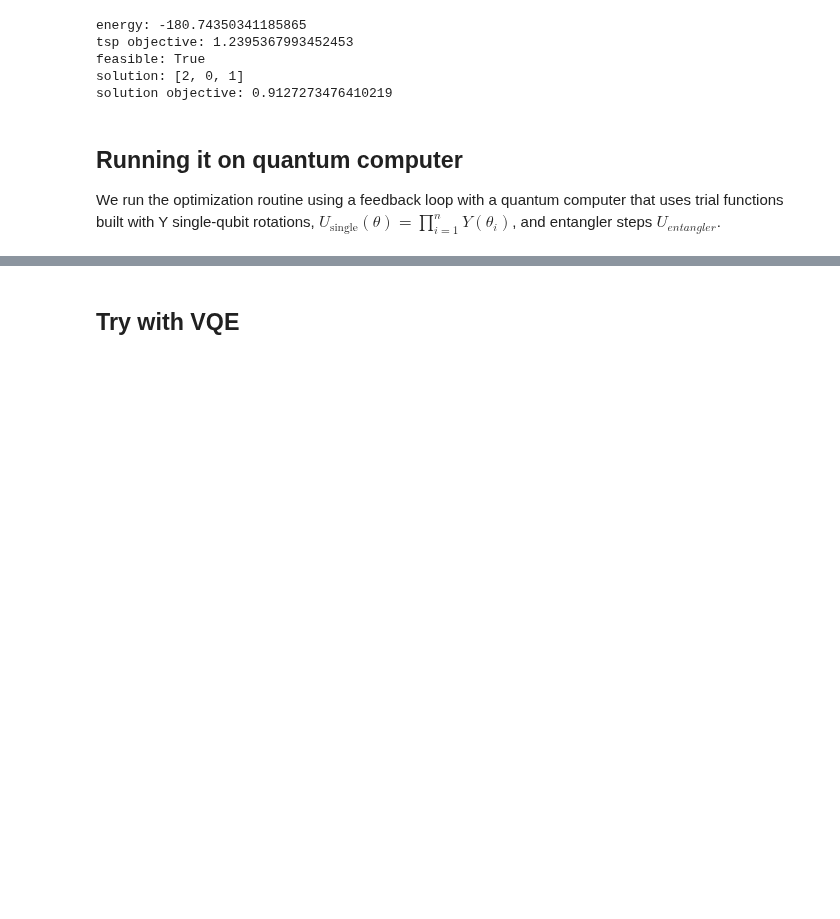
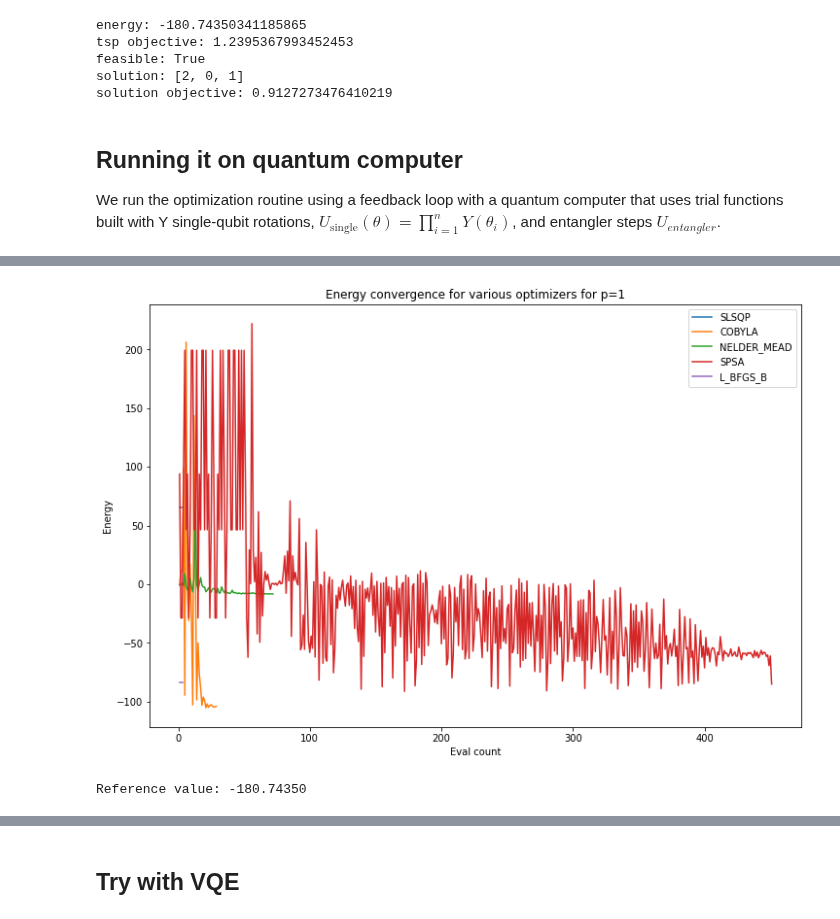
Before and after one commit to vivekkatial/HAQC, a Jupyter notebook: notebooks/05-converging-solution-for-tsp.ipynb, the cells around one changed output, grey strips where cells are left out. Drawn from its saved outputs; the diff is of its cells as text; code cells hidden in the pictures; blank space fills up the shorter version.

```diff
--- a/notebooks/05-converging-solution-for-tsp.ipynb
+++ b/notebooks/05-converging-solution-for-tsp.ipynb
@@ -276,0 +238,29 @@ solution: [2, 0, 1]
+# %%
+p = 1
+for i, optimizer in enumerate(optimizers):
+    print('\rOptimizer: {}        '.format(type(optimizer).__name__))
+    counts = []
+    values = []
+
+    def store_intermediate_result(eval_count, parameters, mean, std):
+        counts.append(eval_count)
+        values.append(mean)
+
+    # Set seed
+    aqua_globals.random_seed = np.random.default_rng(123)
+    seed = 10598
+    # Set backend
+    quantum_instance = QuantumInstance(backend, seed_simulator=seed, seed_transpiler=seed)
+    qaoa = QAOA(
+        operator=op,
+        optimizer=optimizer,
+        callback=store_intermediate_result,
+        p=p,
+        initial_point = [np.random.uniform(0,1) for i in range(2*p)],
+        quantum_instance=quantum_instance
+    )
+    result = qaoa.compute_minimum_eigenvalue(operator=op)
+    converge_cnts[i] = np.asarray(counts)
+    converge_vals[i] = np.asarray(values)
+
+print('\rOptimization complete      ');
@@ -276,0 +284,17 @@ solution: [2, 0, 1]
+# %%
+pylab.rcParams['figure.figsize'] = (12, 8)
+for i, optimizer in enumerate(optimizers):
+    pylab.plot(converge_cnts[i], converge_vals[i], label=type(optimizer).__name__)
+pylab.xlabel('Eval count')
+pylab.ylabel('Energy')
+pylab.title(f'Energy convergence for various optimizers for p={p}')
+pylab.legend(loc='upper right');
+# %% [output]
+[figure, added]
+# %%
+npme = NumPyMinimumEigensolver()
+result = npme.compute_minimum_eigenvalue(operator=op)
+ref_value = result.eigenvalue.real
+print(f'Reference value: {ref_value:.5f}')
+# %% [output]
+Reference value: -180.74350
```
Also changed, not shown: parts of 33 cells of this notebook, 1 other file.
